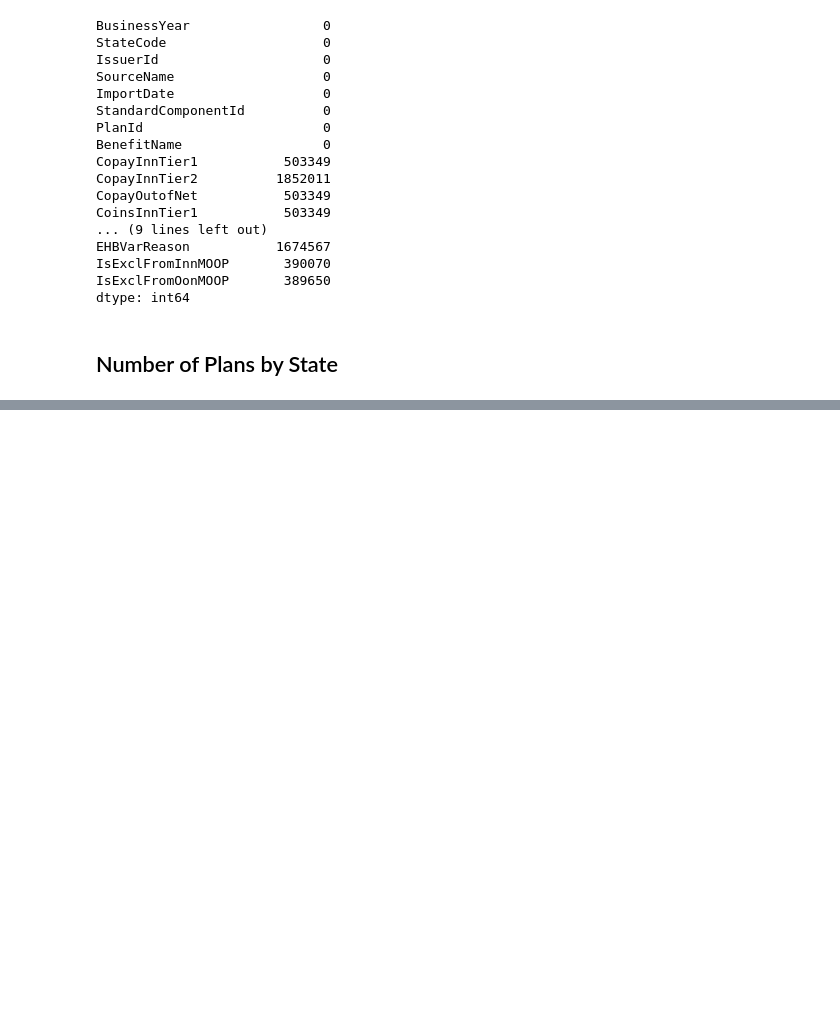
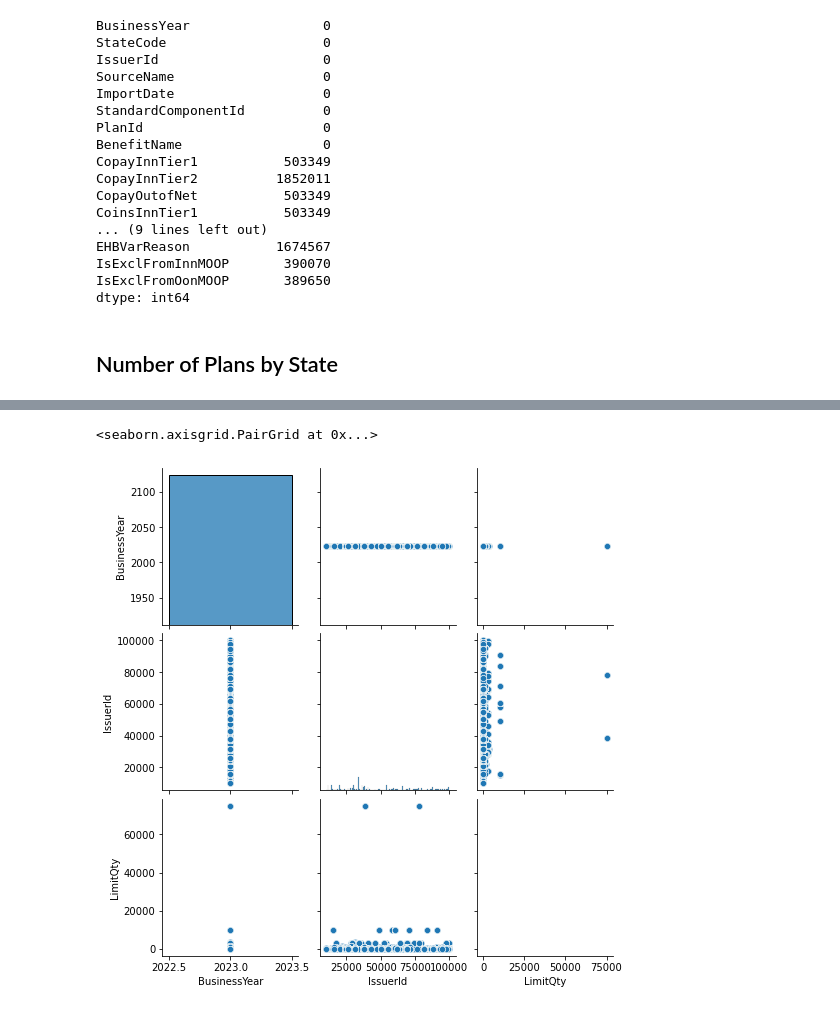
Before and after one commit to burkecate/UCDPA_Burke, a Jupyter notebook: Jupter Project.ipynb, the cells around one changed output, grey strips where cells are left out. Cells and saved outputs as stored; diff of their text form; code cells hidden in the pictures; blank space fills up the shorter version.

Commit message:
Visualisations added

```diff
--- a/Jupter Project.ipynb
+++ b/Jupter Project.ipynb
@@ -80,0 +90,5 @@ State_Plans.sort_index()
+# %%
+sns.pairplot(cms_data_1)
+# %% [output]
+<seaborn.axisgrid.PairGrid at 0x...>
+[figure, added]
```
Also changed, not shown: parts of 12 cells of this notebook.
